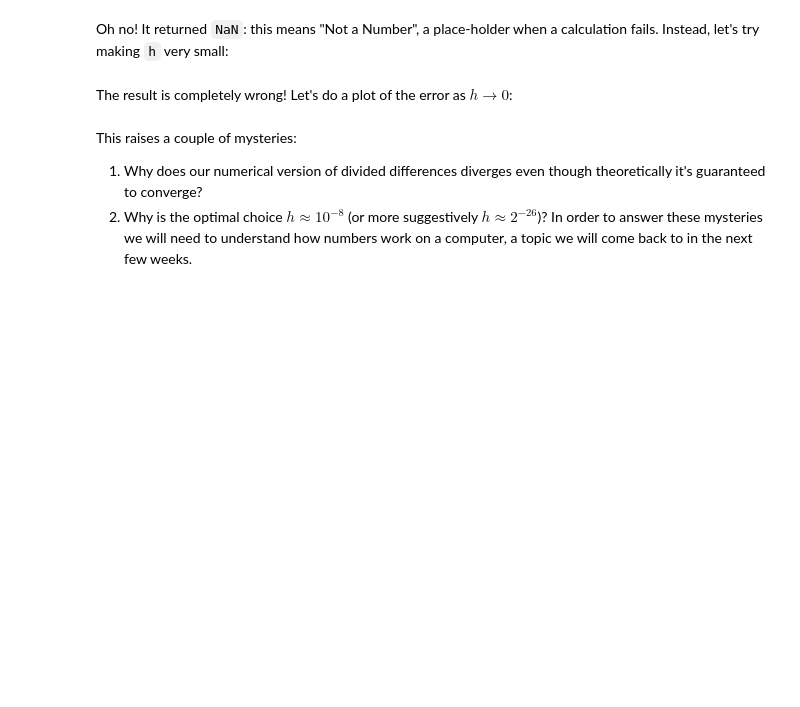
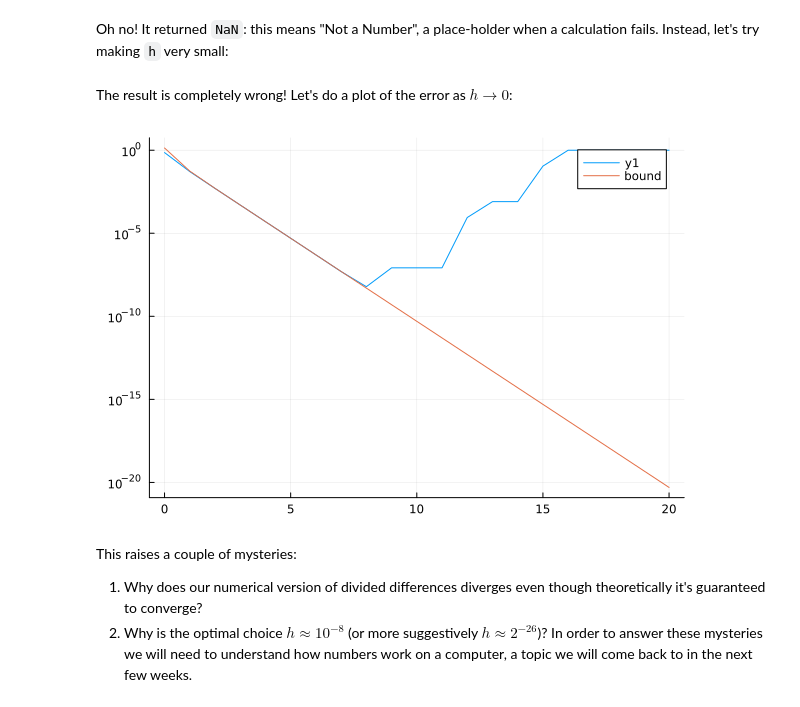
Before and after one commit to Imperial-MATH50003/MATH50003NumericalAnalysis, a Jupyter notebook: slides/lab1d.ipynb, the cells around one changed output. Drawn from its saved outputs; the diff is of its cells as text; code cells hidden in the pictures; blank space fills up the shorter version.

```diff
--- a/slides/lab1d.ipynb
+++ b/slides/lab1d.ipynb
@@ -258,7 +328,11 @@ The result is completely wrong! Let's do a plot of the error as $h → 0$:
 # %%
 # Create  vector of errors in divided difference for h = 1,0.1,0.01,…,10^(-20)
 
-#
+errs = [abs(rightdifferences(exp, 0, 10.0^(-k))-1) for k=0:20]
+plot(0:20, errs; yscale=:log10)
+plot!(0:20, [(h=10.0^(-k); exp(h)*h/2) for k=0:20]; label="bound")
+# %% [output]
+[figure, added]
 # %% [markdown]
 This raises a couple of mysteries:
 1. Why does our numerical version of divided differences diverges
```
Also changed, not shown: parts of 20 cells of this notebook.
